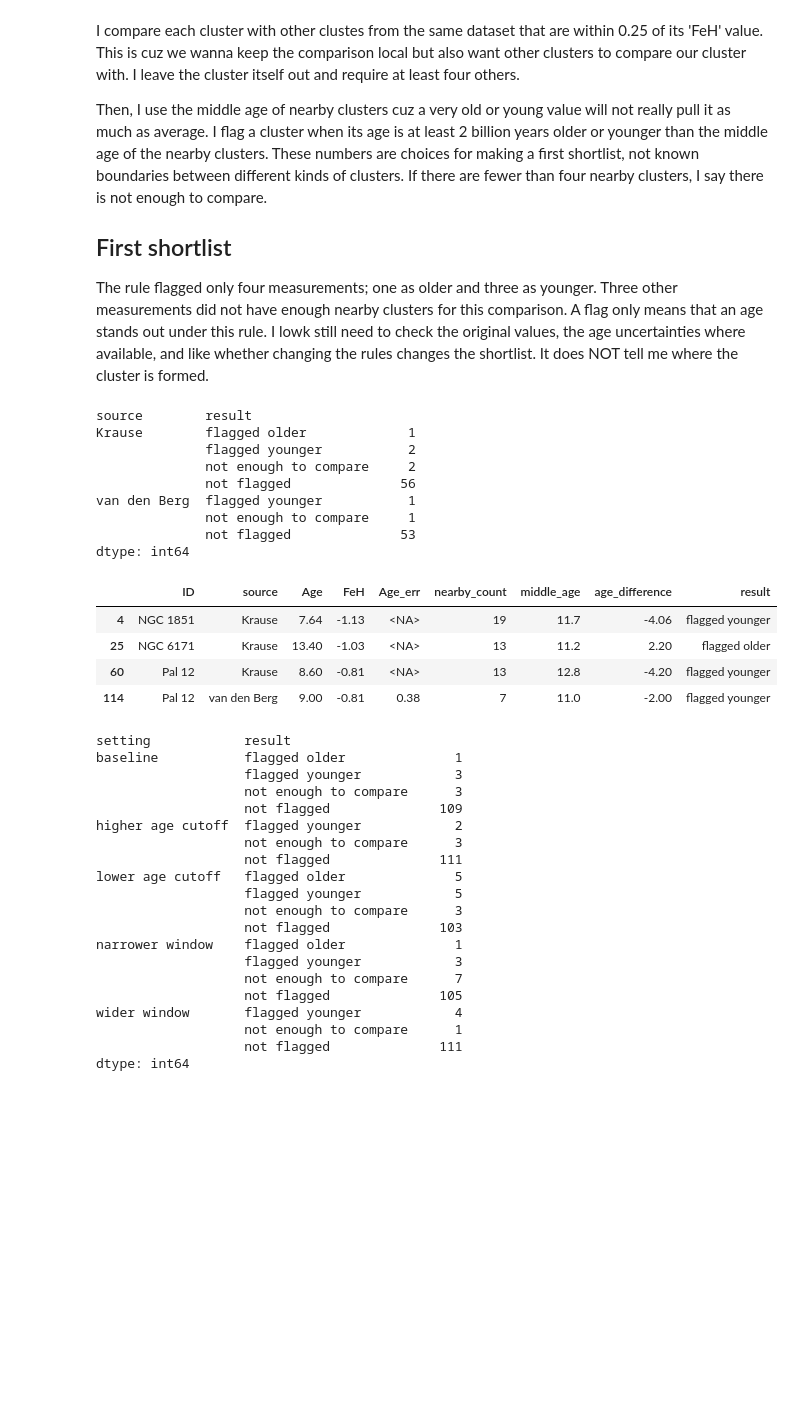
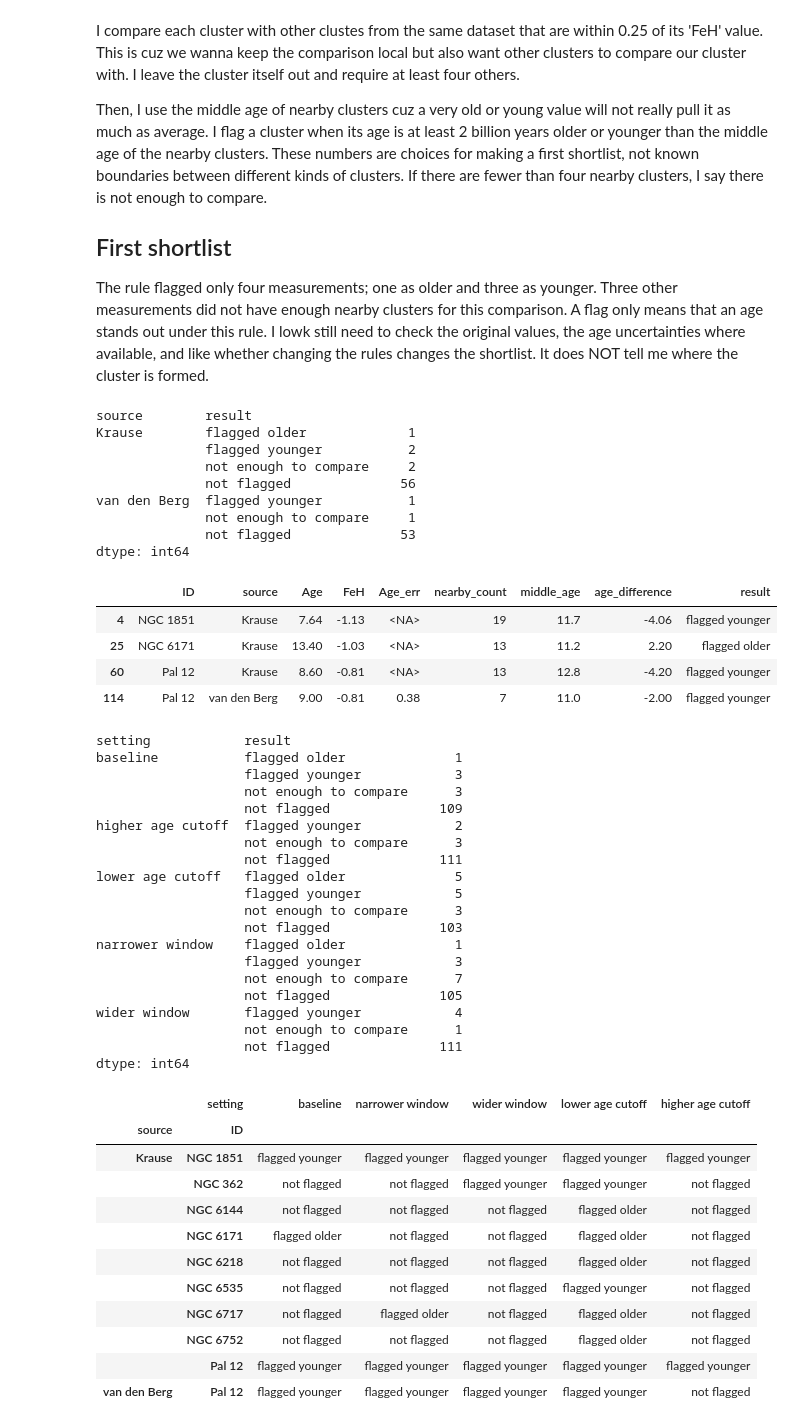
Before and after one commit to FeymanMCSQ/PHYS3116-Computational-Assignment, a Jupyter notebook: Safi's Folder/ageMetallicityBackup.ipynb, the cells around one changed output. Drawn from its saved outputs; the diff is of its cells as text; code cells hidden in the pictures; blank space fills up the shorter version.

Commit message:
added a display line to actually see result

```diff
--- a/Safi's Folder/ageMetallicityBackup.ipynb
+++ b/Safi's Folder/ageMetallicityBackup.ipynb
@@ -396,6 +396,8 @@ flagged_somwewhere = pd.Series(
     flagged_somwewhere,
     index=comparison.index
 )
+
+display(comparison[flagged_somwewhere])
 # %% [output]
 source        result
 Krause        flagged older             1
@@ -404,30 +406,42 @@ Krause        flagged older             1
               not flagged              56
 van den Berg  flagged younger           1
               not enough to compare     1
               not flagged              53
 dtype: int64
 |  | ID | source | Age | FeH | Age_err | nearby_count | middle_age | age_difference | result |
 | 4 | NGC 1851 | Krause | 7.64 | -1.13 | <NA> | 19 | 11.7 | -4.06 | flagged younger |
 | 25 | NGC 6171 | Krause | 13.40 | -1.03 | <NA> | 13 | 11.2 | 2.20 | flagged older |
 | 60 | Pal 12 | Krause | 8.60 | -0.81 | <NA> | 13 | 12.8 | -4.20 | flagged younger |
 | 114 | Pal 12 | van den Berg | 9.00 | -0.81 | 0.38 | 7 | 11.0 | -2.00 | flagged younger |
 setting            result
 baseline           flagged older              1
                    flagged younger            3
                    not enough to compare      3
                    not flagged              109
 higher age cutoff  flagged younger            2
                    not enough to compare      3
                    not flagged              111
 lower age cutoff   flagged older              5
                    flagged younger            5
                    not enough to compare      3
                    not flagged              103
 narrower window    flagged older              1
                    flagged younger            3
                    not enough to compare      7
                    not flagged              105
 wider window       flagged younger            4
                    not enough to compare      1
                    not flagged              111
 dtype: int64
+|  | setting | baseline | narrower window | wider window | lower age cutoff | higher age cutoff |
+| source | ID |  |  |  |  |  |
+| Krause | NGC 1851 | flagged younger | flagged younger | flagged younger | flagged younger | flagged younger |
+|  | NGC 362 | not flagged | not flagged | flagged younger | flagged younger | not flagged |
+|  | NGC 6144 | not flagged | not flagged | not flagged | flagged older | not flagged |
+|  | NGC 6171 | flagged older | not flagged | not flagged | flagged older | not flagged |
+|  | NGC 6218 | not flagged | not flagged | not flagged | flagged older | not flagged |
+|  | NGC 6535 | not flagged | not flagged | not flagged | flagged younger | not flagged |
+|  | NGC 6717 | not flagged | flagged older | not flagged | flagged older | not flagged |
+|  | NGC 6752 | not flagged | not flagged | not flagged | flagged older | not flagged |
+|  | Pal 12 | flagged younger | flagged younger | flagged younger | flagged younger | flagged younger |
+| van den Berg | Pal 12 | flagged younger | flagged younger | flagged younger | flagged younger | not flagged |
```
